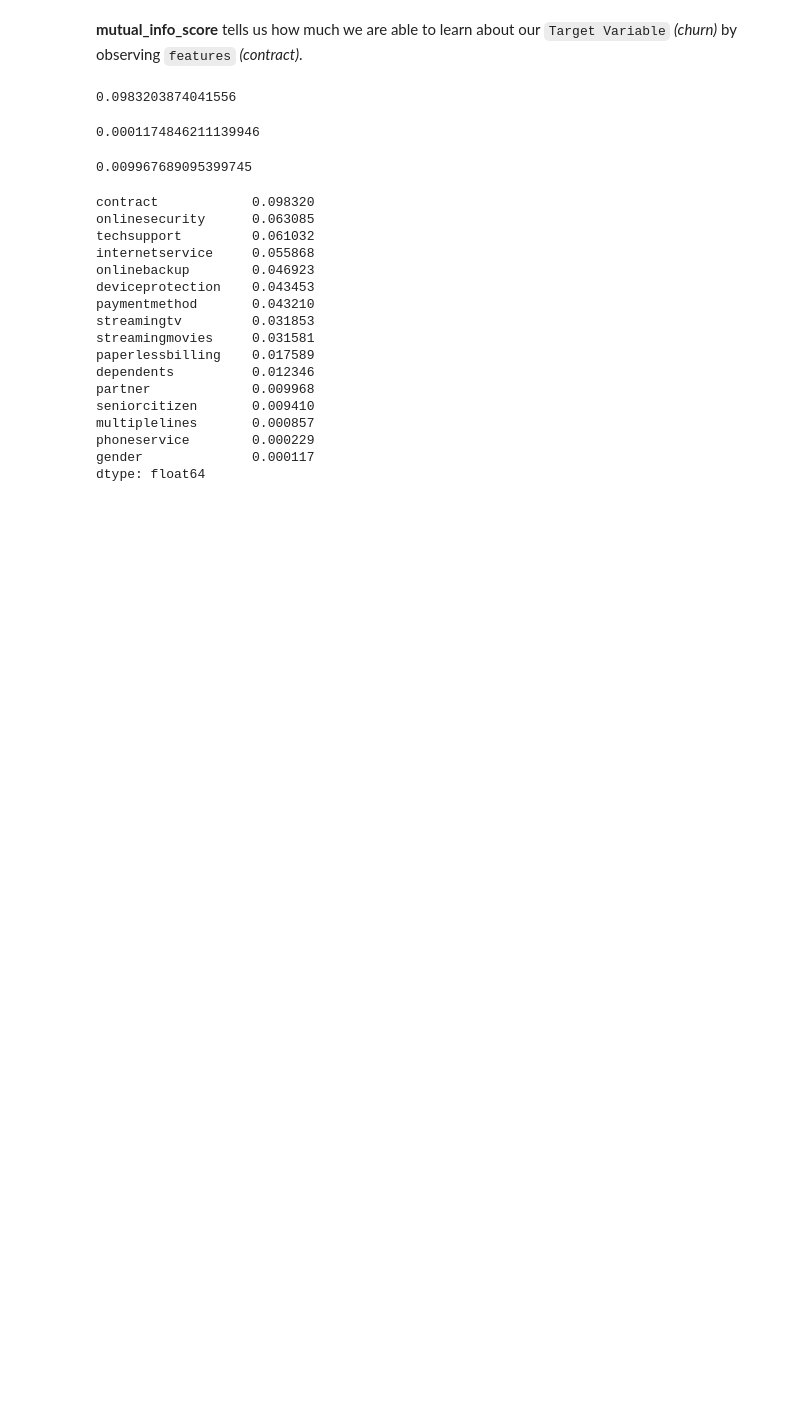
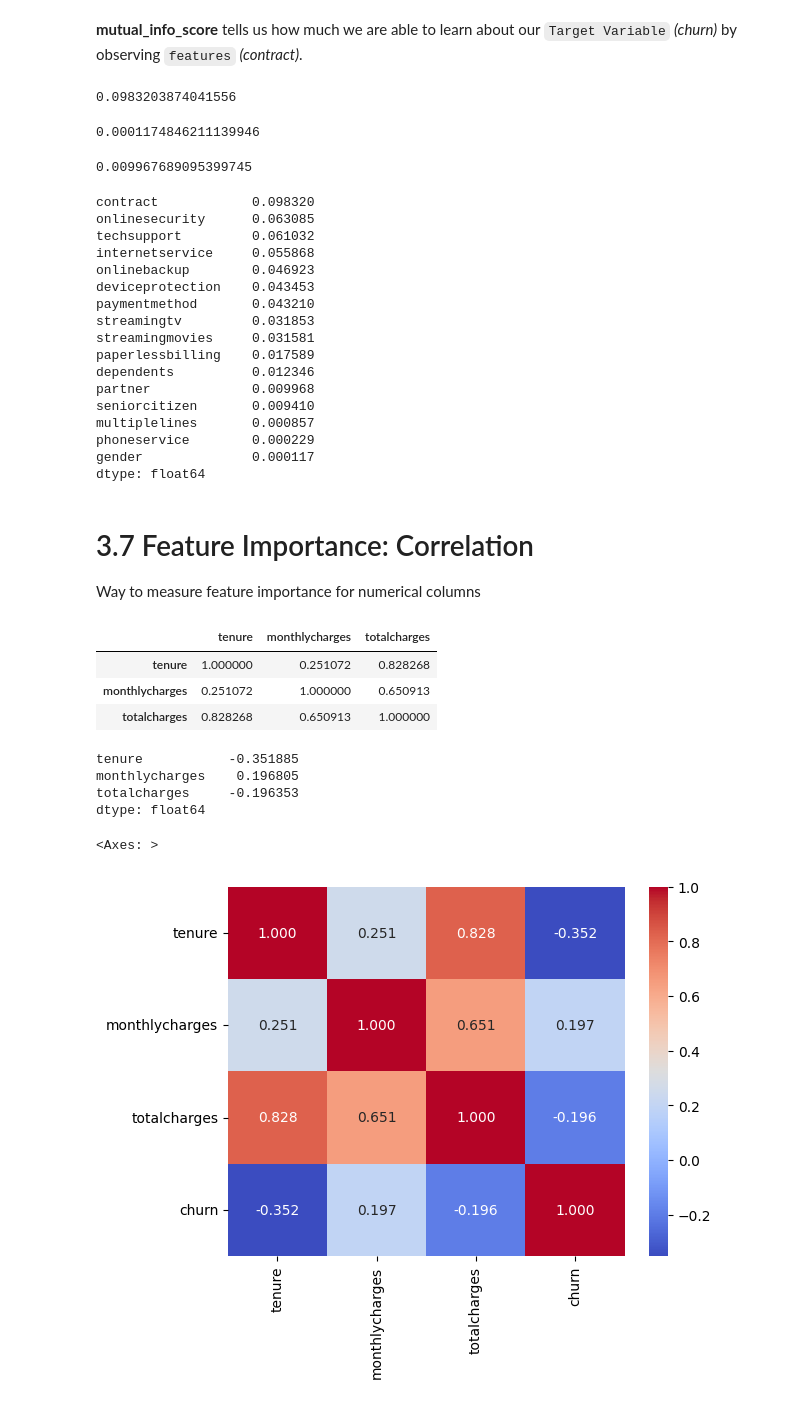
Before and after one commit to KylerSpradling/MLZoomCamp, a Jupyter notebook: 03-classification/Notebook/Classification_notes.ipynb, the cells around one changed output. Saved outputs shown, nothing was run; the diff lists cells and outputs as text; code cells hidden in the pictures; blank space fills up the shorter version.

Commit message:
added 3.7 Correlation Notes

```diff
--- a/03-classification/Notebook/Classification_notes.ipynb
+++ b/03-classification/Notebook/Classification_notes.ipynb
@@ -478,3 +478,27 @@ multiplelines       0.000857
 phoneservice        0.000229
 gender              0.000117
 dtype: float64
+# %% [markdown]
+# 3.7 Feature Importance: Correlation
+
+Way to measure feature importance for numerical columns
+# %%
+df_full_train[num_cols].corr()
+# %% [output]
+|  | tenure | monthlycharges | totalcharges |
+| tenure | 1.000000 | 0.251072 | 0.828268 |
+| monthlycharges | 0.251072 | 1.000000 | 0.650913 |
+| totalcharges | 0.828268 | 0.650913 | 1.000000 |
+# %%
+df_full_train[num_cols].corrwith(df_full_train['churn'])
+# %% [output]
+tenure           -0.351885
+monthlycharges    0.196805
+totalcharges     -0.196353
+dtype: float64
+# %%
+corr_matrix = df_full_train[num_cols + ['churn']].corr()
+sns.heatmap(corr_matrix, cmap="coolwarm", annot=True, fmt='.3f')
+# %% [output]
+<Axes: >
+[figure, added]
```
